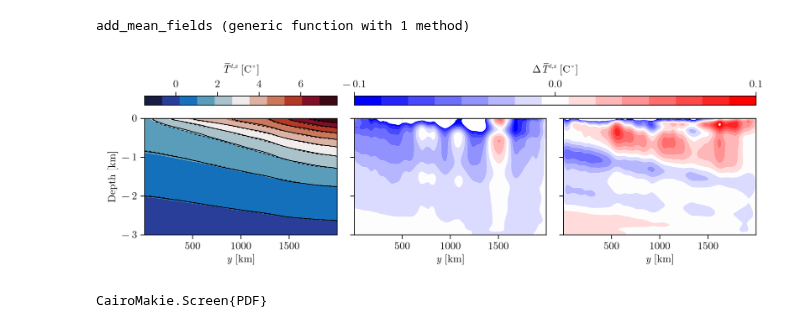
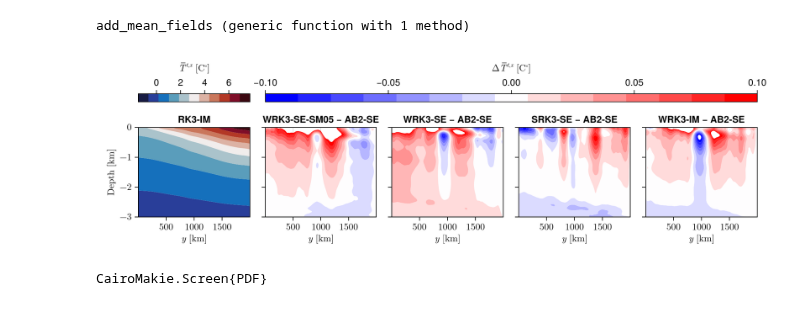
Before and after one commit to simone-silvestri/TimestepperTestCases.jl, a Jupyter notebook: notebooks/Results_channel.ipynb, the cells around one changed output. Saved outputs shown, nothing was run; the diff lists cells and outputs as text; code cells hidden in the pictures.

```diff
--- a/notebooks/Results_channel.ipynb
+++ b/notebooks/Results_channel.ipynb
@@ -93,7 +90,6 @@ end
 # %% [output]
 add_dissipation (generic function with 1 method)
 # %%
-rl = add_dissipation(rl);
-al = add_dissipation(al);
-r3 = add_dissipation(r3);
+cases = [add_dissipation(c) for c in cases]
+nothing
 # %%
@@ -246,39 +173,35 @@ end
 # %% [output]
 add_mean_fields (generic function with 1 method)
 # %%
-rl = add_mean_fields(rl, f1);
-al = add_mean_fields(al, f2);
-r3 = add_mean_fields(r3, f3);
+cases = [add_mean_fields(cases[i], files[i]) for i in eachindex(cases)]
+nothing
 # %%
-fig = Figure(size = (900, 300))
-yC = al.Abx.grid.yᵃᶜᵃ[1:400] ./ 1000
-yF = al.Abx.grid.yᵃᶠᵃ[1:401] ./ 1000
+reflabel = "AB2-SE"
 
- C = 1 / (2e-4 * 10)
-xlabel = L"y \text{ [km]}"
-xticks = ticks([0, 500, 1000, 1500])
-ax1 = Axis(fig[1, 1:2]; xticks, xlabel, ylabel = L"\text{Depth [km]}", yticks = ticks([-3, -2, -1, 0]))
-ax2 = Axis(fig[1, 3:4]; xticks, xlabel, ylabel = "", yticks = ([-3, -2, -1, 0], ["", "", "", ""]))
-ax3 = Axis(fig[1, 5:6]; xticks, xlabel, ylabel = "", yticks = ([-3, -2, -1, 0], ["", "", "", ""]))
+ref_idx = findfirst(v -> v.label == reflabel, variants)
+ref = cases[ref_idx]  # implicit free surface reference
+yC  = cases[1].Abx.grid.yᵃᶜᵃ[1:400] ./ 1000
+zC  = cases[1].Abx.grid.z.cᵃᵃᶜ[1:90] ./ 1000
+C   = 1 / (2e-4 * 10)
 
-hm = contourf!(ax1, yC, zC, interior(mean(rl.b[end], dims=1), 1, :, :) .* C, levels = range(-0.003, 0.0155, length=12) .* C, colormap = :balance)
-contour!(ax1,  yC, zC, interior(mean(al.b[end], dims=1), 1, :, :) .* C, levels = range(-0.003, 0.0155, length=12) .* C, color = :black)
-contour!(ax1,  yC, zC, interior(mean(r3.b[end], dims=1), 1, :, :) .* C, levels = range(-0.003, 0.0155, length=12) .* C, color = :black, linestyle=:dash)
-Colorbar(fig[0, 1:2], hm, vertical=false, ticks=ticks([0, 2, 4, 6, 8]), label = L"\overline{T}^{t, x} \text{ [C}^\circ\text{]}")
-ylims!(ax1, -3, 0)
-xlims!(ax1, yC[1], yC[end])
+others = [i for i in eachindex(variants) if i != ref_idx]
+fig = Figure(size = (200 * (length(others) + 1), 300))
 
-contourf!(ax2, yC, zC, (interior(mean(al.b[end], dims=1), 1, :, :) .- interior(mean(rl.b[end], dims=1), 1, :, :)) .* C, levels = range(-0.0002, 0.0002, length=16) .* C, colormap = :bwr)
-ylims!(ax2, -3, 0)
-xlims!(ax2, yC[1], yC[end])
+ax = Axis(fig[1, 1]; xlabel = L"y \text{ [km]}", xticks = ticks([0, 500, 1000, 1500]), ylabel = L"\text{Depth [km]}", yticks = ticks([-3, -2, -1, 0]), title = "RK3-IM")
+hm = contourf!(ax, yC, zC, interior(mean(ref.b[end], dims=1), 1, :, :) .* C, levels = range(-0.003, 0.0155, length=12) .* C, colormap = :balance)
+Colorbar(fig[0, 1], hm, vertical=false, label = L"\overline{T}^{t,x} \text{ [C}^\circ\text{]}")
+ylims!(ax, -3, 0); xlims!(ax, yC[1], yC[end])
 
-hm = contourf!(ax3, yC, zC, (interior(mean(r3.b[end], dims=1), 1, :, :) .- interior(mean(rl.b[end], dims=1), 1, :, :)) .* C, levels = range(-0.0002, 0.0002, length=16) .* C, colormap = :bwr)
-ylims!(ax3, -3, 0)
-xlims!(ax3, yC[1], yC[end])
-Colorbar(fig[0, 3:6], hm, vertical=false, ticks=ticks([-0.1, 0.0000, 0.1]), label = L"\Delta \overline{T}^{t, x} \text{ [C}^\circ\text{]}")
-
+hd = nothing
+for (col, i) in enumerate(others)
+    c = cases[i]
+    axd = Axis(fig[1, col+1]; xlabel = L"y \text{ [km]}", xticks = ticks([0, 500, 1000, 1500]), ylabel = "", yticks = ([-3, -2, -1, 0], ["", "", "", ""]), title = labels[i] * " − $(reflabel)")
+    global hd = contourf!(axd, yC, zC, (interior(mean(c.b[end], dims=1), 1, :, :) .- interior(mean(ref.b[end], dims=1), 1, :, :)) .* C, levels = range(-0.0002, 0.0002, length=16) .* C, colormap = :bwr)
+    ylims!(axd, -3, 0); xlims!(axd, yC[1], yC[end])
+end
+Colorbar(fig[0, 2:length(others)+1], hd, vertical=false, label = L"\Delta \overline{T}^{t,x} \text{ [C}^\circ\text{]}")
 display(current_figure())
 CairoMakie.save(path * "mean-channel.pdf", fig)
 # %% [output]
-[figure, old version]
+[figure, new version]
 CairoMakie.Screen{PDF}
```
Also changed, not shown: parts of 17 cells of this notebook, 14 other files.
